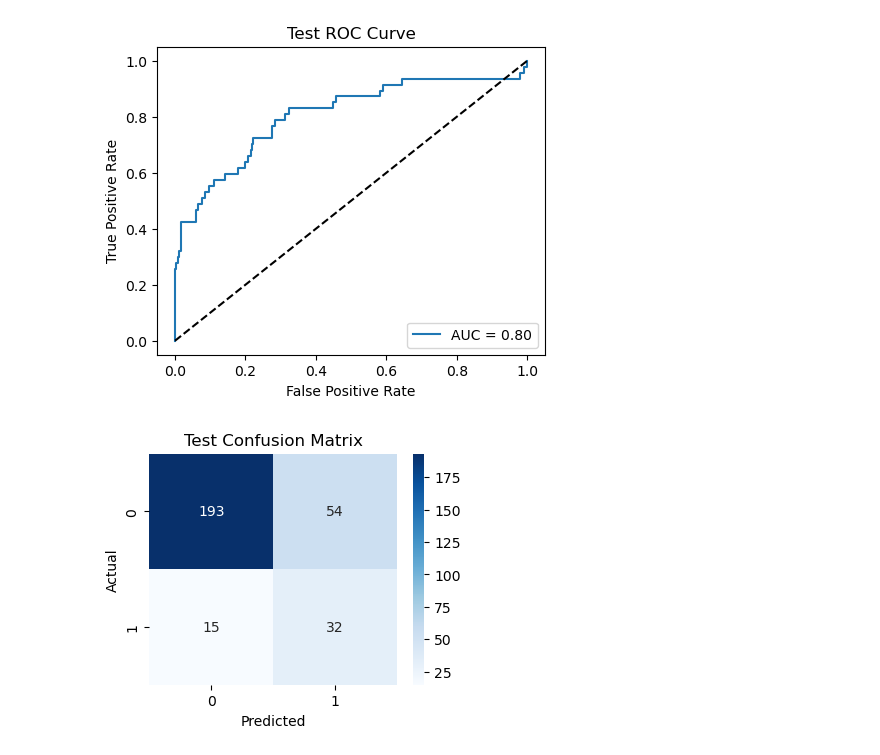
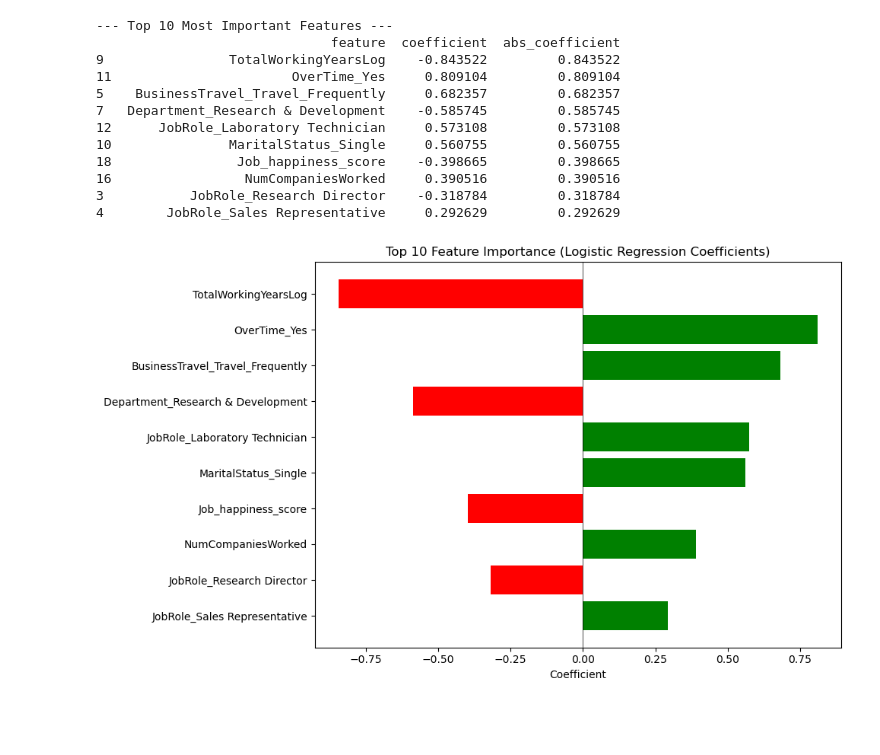
Before and after one commit to filipe-carmo/EDSB25_10, a Jupyter notebook: Model_Train_Validation.ipynb, the cells around one changed output. Saved outputs shown, nothing was run; the diff lists cells and outputs as text; code cells hidden in the pictures; blank space fills up the shorter version.

```diff
--- a/Model_Train_Validation.ipynb
+++ b/Model_Train_Validation.ipynb
@@ -138,12 +271,40 @@ Test Set Metrics: {'accuracy': 0.7653061224489796, 'precision': 0.37209302325581
-# %%
-# ROC curve for test set
-plot_roc(y_test, y_test_proba, 'Test ROC Curve')
-
-# Confusion matrix for test set
-plot_conf_matrix(y_test, y_test_pred, 'Test Confusion Matrix')
-# %% [output]
-[figure, removed]
-[figure, removed]
+# %%
+# Get feature importance from coefficients
+feature_names = X_train.columns
+coefficients = best_logreg.coef_[0]
+feature_importance = pd.DataFrame({
+    'feature': feature_names,
+    'coefficient': coefficients,
+    'abs_coefficient': np.abs(coefficients)
+}).sort_values('abs_coefficient', ascending=False)
+
+print("\n--- Top 10 Most Important Features ---")
+print(feature_importance.head(10))
+
+# Plot feature importance
+plt.figure(figsize=(10, 6))
+top_features = feature_importance.head(10)
+colors = ['green' if c > 0 else 'red' for c in top_features['coefficient']]
+plt.barh(top_features['feature'][::-1], top_features['coefficient'][::-1], color=colors[::-1])
+plt.xlabel('Coefficient')
+plt.title('Top 10 Feature Importance (Logistic Regression Coefficients)')
+plt.axvline(x=0, color='black', linestyle='-', linewidth=0.5)
+plt.tight_layout()
+plt.show()
+# %% [output]
+--- Top 10 Most Important Features ---
+                              feature  coefficient  abs_coefficient
+9                TotalWorkingYearsLog    -0.843522         0.843522
+11                       OverTime_Yes     0.809104         0.809104
+5    BusinessTravel_Travel_Frequently     0.682357         0.682357
+7   Department_Research & Development    -0.585745         0.585745
+12      JobRole_Laboratory Technician     0.573108         0.573108
+10               MaritalStatus_Single     0.560755         0.560755
+18                Job_happiness_score    -0.398665         0.398665
+16                 NumCompaniesWorked     0.390516         0.390516
+3           JobRole_Research Director    -0.318784         0.318784
+4        JobRole_Sales Representative     0.292629         0.292629
+[figure, added]
 # %%
 MODEL_PATH = 'models'
 os.makedirs(MODEL_PATH, exist_ok=True)
```
Also changed, not shown: parts of 7 cells of this notebook.
